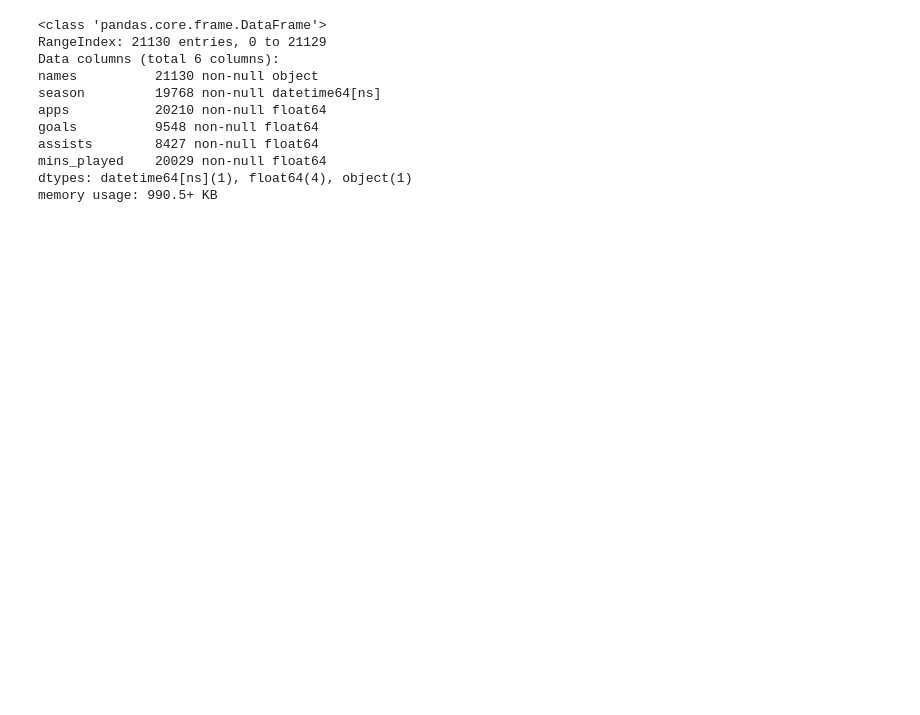
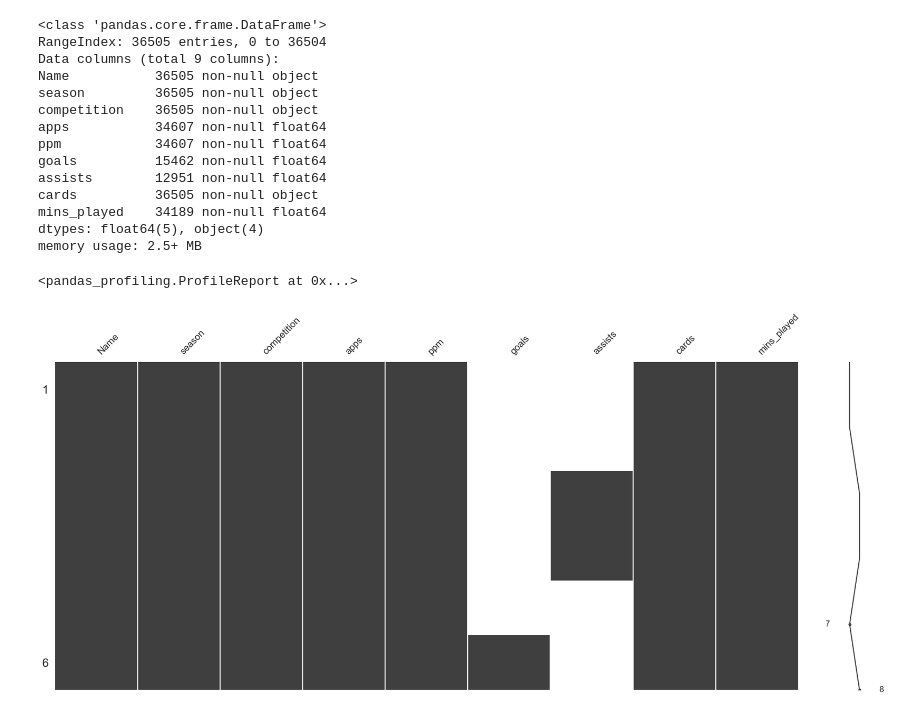
Before and after one commit to rebaltina/soccer_broker, a Jupyter notebook: players_stats_scraper.ipynb, the cells around one changed output. Drawn from its saved outputs; the diff is of its cells as text; code cells hidden in the pictures; blank space fills up the shorter version.

Commit message:
cleaning initial dfs cration from scraped folders

```diff
--- a/players_stats_scraper.ipynb
+++ b/players_stats_scraper.ipynb
@@ -119,2 +121,3 @@ AttributeError: 'NoneType' object has no attribute 'find'
 # %%
-players_stats=pd.read_csv('players_stats_total.csv',  names=["names","season", "league", "apps","PPM","goals","assists", "yellow_1/yellow_2/red", "mins_played"] )
+#importing scraped table into dataframe
+players_stats=pd.read_csv('datasets/players_stats_total.csv',names=['Name','season','competition','apps','ppm','goals','assists','cards','mins_played'])
@@ -156,12 +148,14 @@ Name: 6526, dtype: object
 #players_stats.drop(["league","PPM","yellow_1/yellow_2/red"], axis=1,inplace=True)
 #for i in range(len(players_stats.season)):
     #players_stats.season.iloc[i]=("20"+players_stats.season.iloc[i][3:])
-
-cols=["apps","goals","assists", "mins_played"]
+#replacing some re and converting variables to numeric
+cols=["goals","ppm","apps","assists", "mins_played"]
 for i in cols:
+    players_stats[i]=players_stats[i].str.replace(',','.', regex=True)
     players_stats[i]=players_stats[i].str.replace('-','', regex=True)
     players_stats[i]=players_stats[i].str.replace(" /  / ","", regex=True)
     players_stats[i]=players_stats[i].str.replace("/","", regex=True)
     players_stats[i]=players_stats[i].str.replace(" ","", regex=True)
     players_stats[i]=players_stats[i].str.replace("'","", regex=True)
-    players_stats[i]=pd.to_numeric(players_stats[i])
+    players_stats[i]=players_stats[i].str.replace("    ","", regex=True)
+    players_stats[i]=pd.to_numeric(players_stats[i], errors='coerce')
@@ -168,14 +180,33 @@ for i in cols:
+# %%
+#cleaning Name column from url
+for i in range(len(players_stats)):
+    players_stats['Name'][i].split('/')
+players_stats['Name']=players_stats['Name'].str.replace('https://www.transfermarkt.co.uk/','', regex=True)
+players_stats['Name']=players_stats['Name'].str.replace('/leistungsdatendetails/spieler','', regex=True)
+players_stats['Name']=players_stats['Name'].str.replace('-',' ', regex=True)
+players_stats['Name']=players_stats['Name'].str.split('/').str[0]
 # %%
 players_stats.info()
 # %% [output]
 <class 'pandas.core.frame.DataFrame'>
-RangeIndex: 21130 entries, 0 to 21129
-Data columns (total 6 columns):
-names          21130 non-null object
-season         19768 non-null datetime64[ns]
-apps           20210 non-null float64
-goals          9548 non-null float64
-assists        8427 non-null float64
-mins_played    20029 non-null float64
-dtypes: datetime64[ns](1), float64(4), object(1)
-memory usage: 990.5+ KB
+RangeIndex: 36505 entries, 0 to 36504
+Data columns (total 9 columns):
+Name           36505 non-null object
+season         36505 non-null object
+competition    36505 non-null object
+apps           34607 non-null float64
+ppm            34607 non-null float64
+goals          15462 non-null float64
+assists        12951 non-null float64
+cards          36505 non-null object
+mins_played    34189 non-null float64
+dtypes: float64(5), object(4)
+memory usage: 2.5+ MB
+# %%
+#using msno to plot distribution of missing values
+msno.matrix(players_stats.sample(6))
+#and pandas profiling to analyse them
+pandas_profiling.ProfileReport(players_stats)
+# %% [output]
+<pandas_profiling.ProfileReport at 0x...>
+[figure, added]
```
Also changed, not shown: parts of 21 cells of this notebook, 3 other files.
